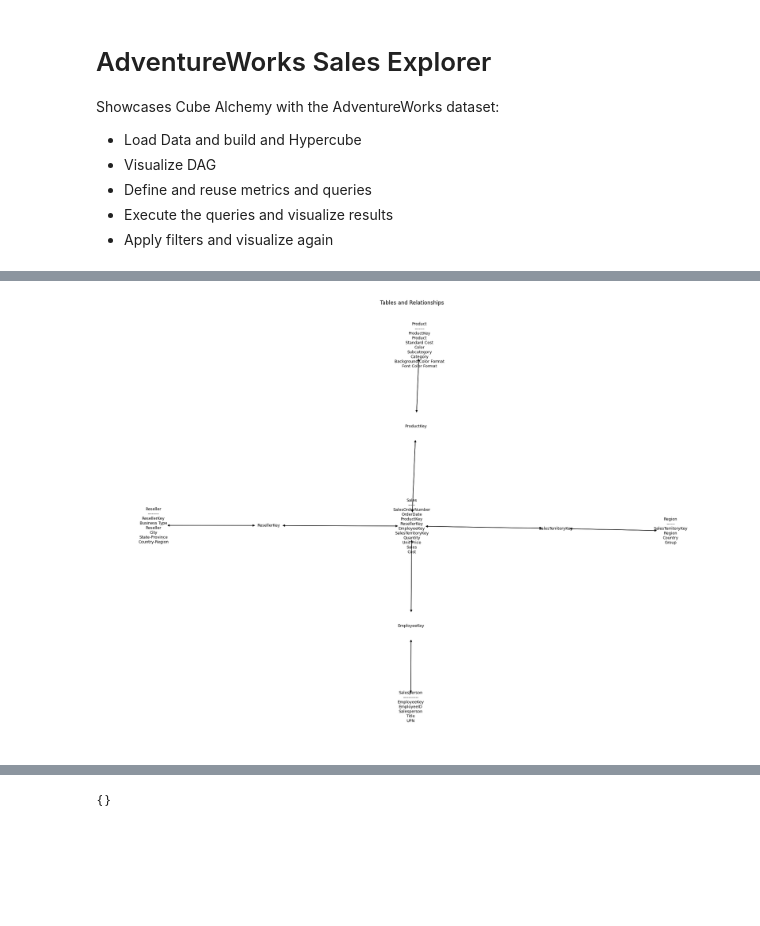
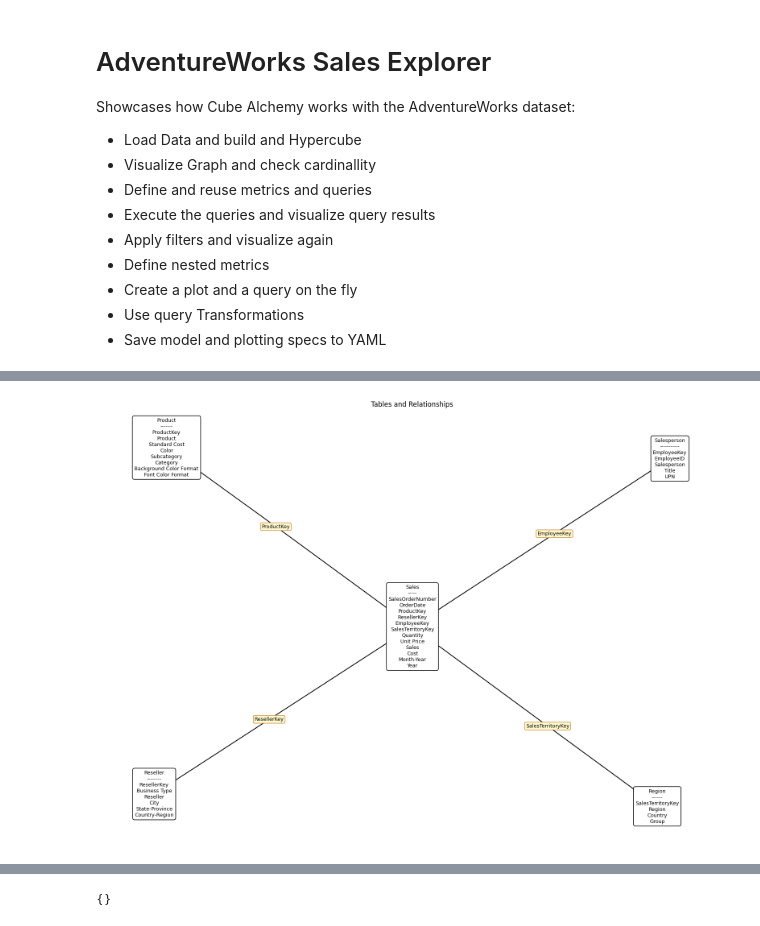
Before and after one commit to cube-alchemy/cube-alchemy-examples, a Jupyter notebook: kaggle/adventureworks/adventureworks - cube alchemy example.ipynb, the cells around one changed output, grey strips where cells are left out. Cells and saved outputs as stored; diff of their text form; code cells hidden in the pictures; blank space fills up the shorter version.

```diff
--- a/kaggle/adventureworks/adventureworks - cube alchemy example.ipynb
+++ b/kaggle/adventureworks/adventureworks - cube alchemy example.ipynb
@@ -1,13 +1,17 @@
 # %% [markdown]
 # AdventureWorks Sales Explorer
 
-Showcases Cube Alchemy with the AdventureWorks dataset:
+Showcases how Cube Alchemy works with the AdventureWorks dataset:
 
 - Load Data and build and Hypercube
-- Visualize DAG
+- Visualize Graph and check cardinallity
 - Define and reuse metrics and queries
-- Execute the queries and visualize results
+- Execute the queries and visualize query results
 - Apply filters and visualize again
+- Define nested metrics
+- Create a plot and a query on the fly
+- Use query Transformations
+- Save model and plotting specs to YAML
 # %%
 # Cube Alchemy AdventureWorks Demo
 import pandas as pd
@@ -35,3 +48,4 @@ for table in ['Product', 'Region', 'Reseller', 'Sales', 'Salesperson']:
 # %%
-cube = Hypercube(tables)
+cube = Hypercube(tables,rename_original_shared_columns=True, logger=True)
+cube.visualize_graph(seed=42)
 # %% [output]
@@ -41,4 +55 @@ Hypercube loaded successfully
+[figure, added]
-# %%
-cube.visualize_graph(full_column_names=False)
-# %% [output]
-[figure, removed]
```
Also changed, not shown: parts of 23 cells of this notebook, 35 other files.
